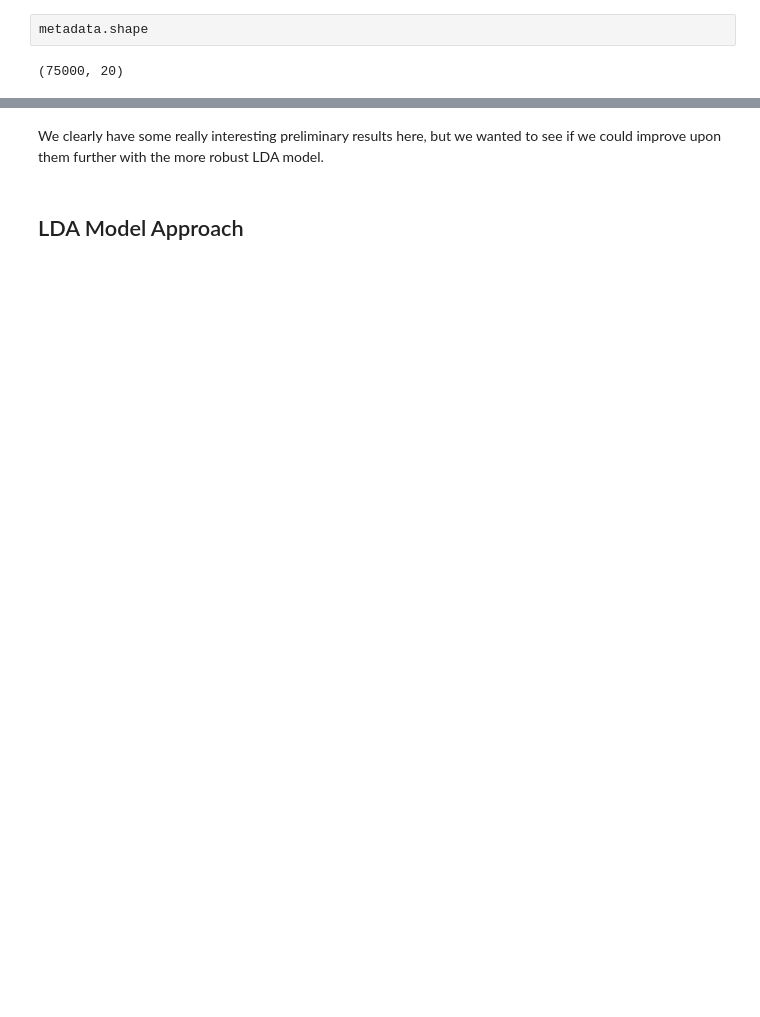
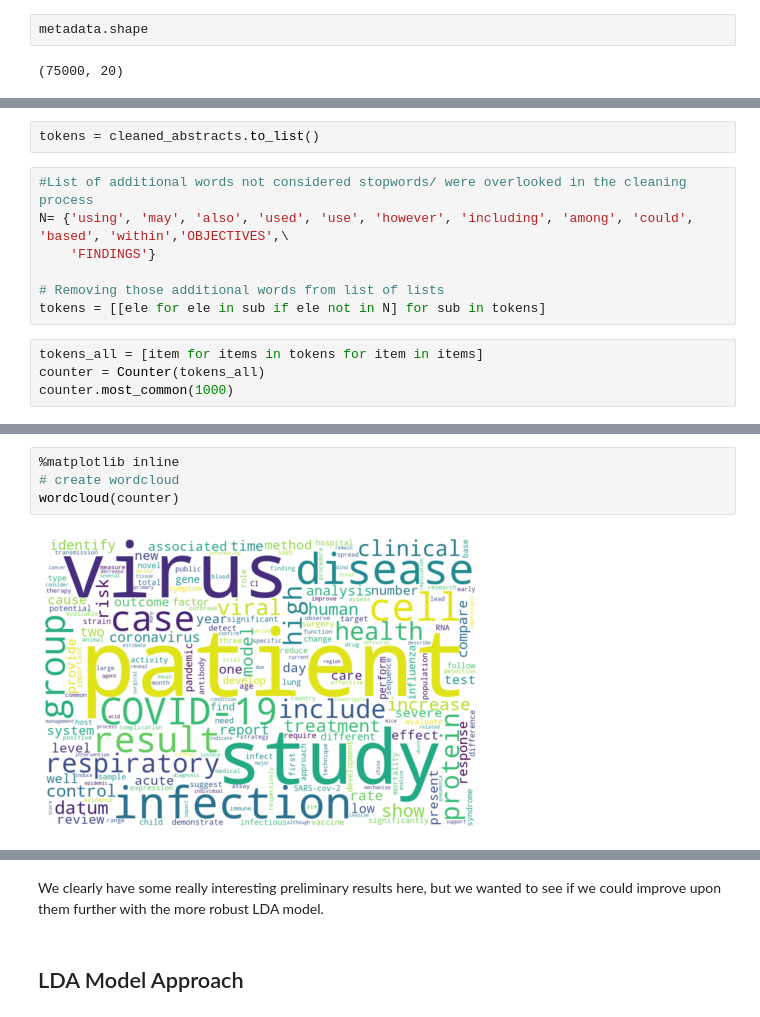
Before and after one commit to jongfranco/covid19_research-1, a Jupyter notebook: paper_abstract_modeling.ipynb, the cells around one changed output, grey strips where cells are left out. Drawn from its saved outputs; the diff is of its cells as text; blank space fills up the shorter version.

```diff
--- a/paper_abstract_modeling.ipynb
+++ b/paper_abstract_modeling.ipynb
@@ -56,0 +161,13 @@ metadata.shape
+# %%
+tokens = cleaned_abstracts.to_list()
+# %%
+#List of additional words not considered stopwords/ were overlooked in the cleaning process
+N= {'using', 'may', 'also', 'used', 'use', 'however', 'including', 'among', 'could', 'based', 'within','OBJECTIVES',\
+    'FINDINGS'}
+
+# Removing those additional words from list of lists
+tokens = [[ele for ele in sub if ele not in N] for sub in tokens]
+# %%
+tokens_all = [item for items in tokens for item in items]
+counter = Counter(tokens_all)
+counter.most_common(1000)
@@ -56,0 +192,6 @@ metadata.shape
+# %%
+%matplotlib inline
+# create wordcloud
+wordcloud(counter)
+# %% [output]
+[figure, added]
```
Also changed, not shown: parts of 58 cells of this notebook.
